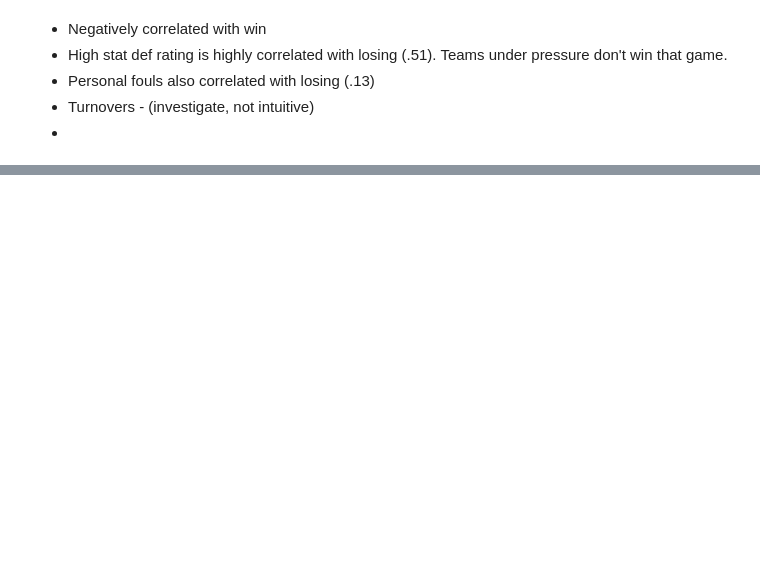
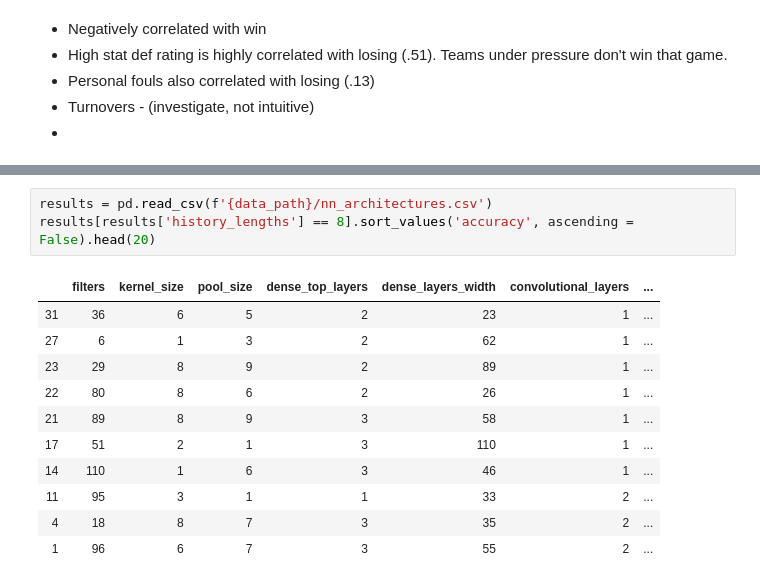
Before and after one commit to tristan00/sports_predictor, a Jupyter notebook: nba/eda.ipynb, the cells around one changed output, grey strips where cells are left out. Drawn from its saved outputs; the diff is of its cells as text; blank space fills up the shorter version.

```diff
--- a/nba/eda.ipynb
+++ b/nba/eda.ipynb
@@ -182,0 +121,15 @@ results.sort_values('accuracy', ascending = False).head(10)
+# %%
+results = pd.read_csv(f'{data_path}/nn_architectures.csv')
+results[results['history_lengths'] == 8].sort_values('accuracy', ascending = False).head(20)
+# %% [output]
+|  | filters | kernel_size | pool_size | dense_top_layers | dense_layers_width | convolutional_layers | ... |
+| 31 | 36 | 6 | 5 | 2 | 23 | 1 | ... |
+| 27 | 6 | 1 | 3 | 2 | 62 | 1 | ... |
+| 23 | 29 | 8 | 9 | 2 | 89 | 1 | ... |
+| 22 | 80 | 8 | 6 | 2 | 26 | 1 | ... |
+| 21 | 89 | 8 | 9 | 3 | 58 | 1 | ... |
+| 17 | 51 | 2 | 1 | 3 | 110 | 1 | ... |
+| 14 | 110 | 1 | 6 | 3 | 46 | 1 | ... |
+| 11 | 95 | 3 | 1 | 1 | 33 | 2 | ... |
+| 4 | 18 | 8 | 7 | 3 | 35 | 2 | ... |
+| 1 | 96 | 6 | 7 | 3 | 55 | 2 | ... |
```
Also changed, not shown: parts of 14 cells of this notebook, 2 other files.
